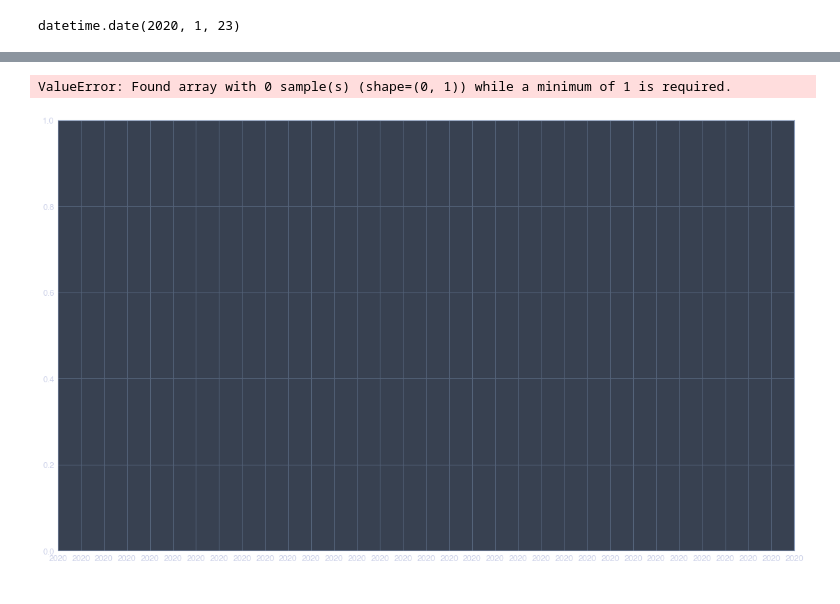
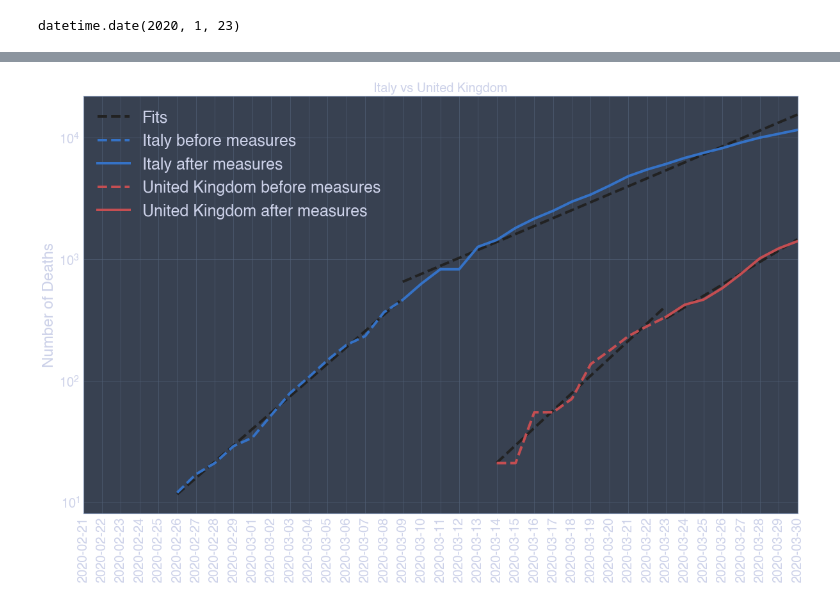
Before and after one commit to alex-rpd/nCoV2019, a Jupyter notebook: nCoV analysis.ipynb, the cells around one changed output, grey strips where cells are left out. Cells and saved outputs as stored; diff of their text form; code cells hidden in the pictures.

```diff
--- a/nCoV analysis.ipynb
+++ b/nCoV analysis.ipynb
@@ -84,0 +105,2 @@ all_paths
+# %%
+paths_global = [_ for _ in all_paths if 'global' in _]
@@ -85,7 +113,7 @@ all_paths
 # %%
 df_list = list()
 
-for f in all_paths:
+for f in paths_global:
     foo = pd.read_csv(f)
     foo = pd.melt(foo, id_vars=[
                   'Province/State', 'Country/Region', 'Lat', 'Long'], var_name=['Date'])
@@ -885,7 +918,7 @@ plt.show()
 # %%
 country1 = 'Italy'
-country2 = 'Greece'
-
+country2 = 'United Kingdom'
+foo = foo[foo['Deaths']>10]
 x1a = foo[(foo['Province/State'] == country1) &
          (foo['Date'] <= nationwide_measures[country1])]['Date']
 x1b = foo[(foo['Province/State'] == country1) &
@@ -950,35 +983,34 @@ y2b_trans = transformer.fit_transform(y2b_samp)
 model = regressor.fit(x2b_samp, y2b_trans)
 y2b_fit = model.predict(x2b_samp)
 # ________________________________________________________________________________ FITS
 ax.semilogy(x1a, np.exp(y1a_fit), '--k', linewidth = 4)
 ax.semilogy(x1b, np.exp(y1b_fit), '--k', linewidth = 4)
 ax.semilogy(x2a, np.exp(y2a_fit), '--k', linewidth = 4)
 ax.semilogy(x2b, np.exp(y2b_fit), '--k', linewidth = 4, label = 'Fits')
 
 
 
 ax.semilogy(x1a, y1a, '--b', linewidth = 4, label = f'{country1} before measures')
 ax.semilogy(x1b, y1b, 'b', linewidth = 4, label = f'{country1} after measures')
 
 ax.semilogy(x2a, y2a, '--r', linewidth = 4, label = f'{country2} before measures')
 ax.semilogy(x2b, y2b, 'r', linewidth = 4, label = f'{country2} after measures')
 
 
 ax.set_title(f'{country1} vs {country2}', fontsize = 20)
 ax.set_ylabel('Number of Deaths', fontsize = 24)
 ax.tick_params(axis = 'x', labelsize=20, rotation=90)
 ax.tick_params(axis = 'y', labelsize=20)
 ax.set_xticks(x4)
 
 
 ax.grid(linewidth=0.6)
 
 plt.legend(frameon=False, fontsize=25)
-plt.savefig(f'{country1} vs {country2}.png', dpi = 600, bbox_inches= 'tight')
+plt.savefig(f'{country1} vs {country2} Deaths.png', dpi = 600, bbox_inches= 'tight')
 
 plt.show()
 # %% [output]
-ValueError: Found array with 0 sample(s) (shape=(0, 1)) while a minimum of 1 is required.
-[figure, old version]
+[figure, new version]
 # %%
 country1 = 'Italy'
```
Also changed, not shown: parts of 49 cells of this notebook, 18 other files.
